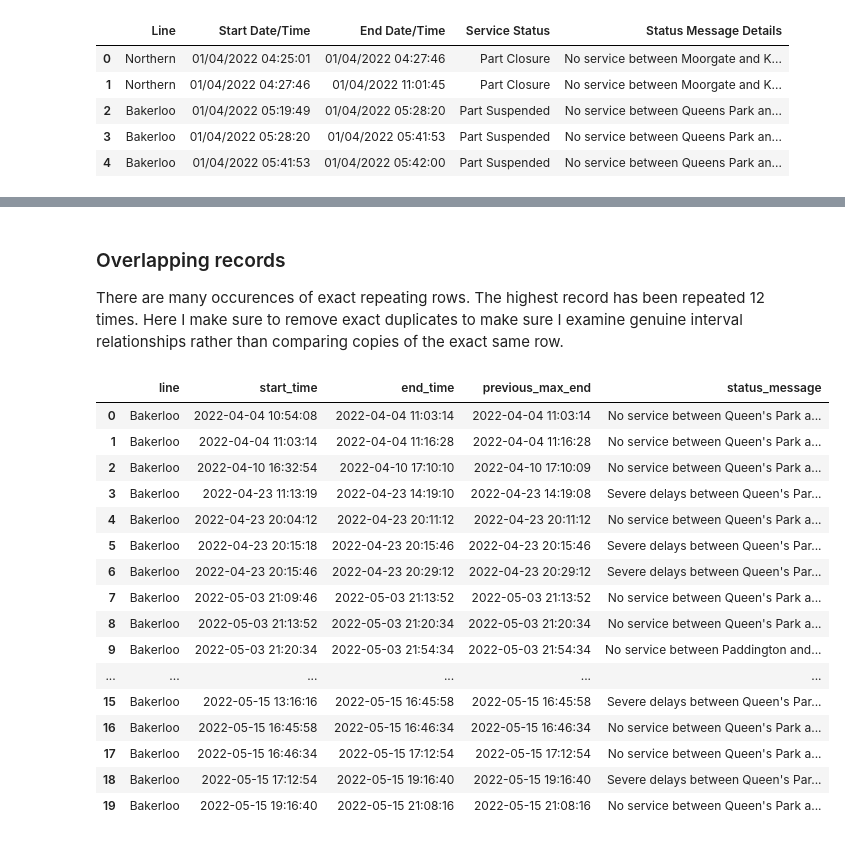
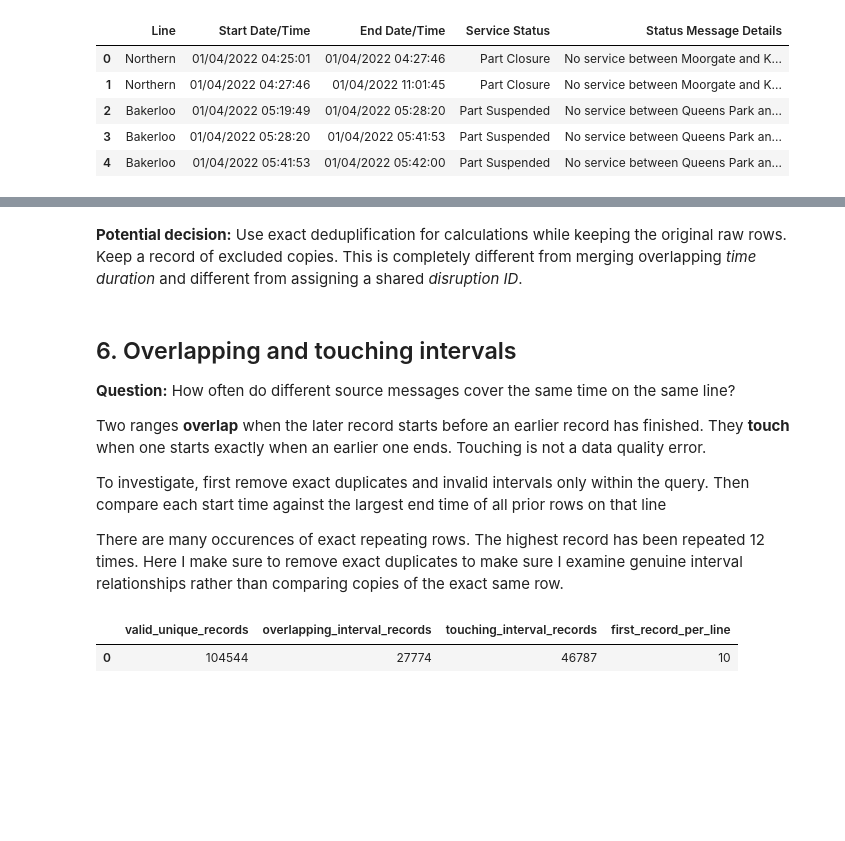
Before and after one commit to RithinBhudia/RouteRadar, a Jupyter notebook: notebooks/01_profiling_historical.ipynb, the cells around one changed output, grey strips where cells are left out. Cells and saved outputs as stored; diff of their text form; code cells hidden in the pictures; blank space fills up the shorter version.

Commit message:
A more thorough data profiling of the historical TfL dataset

```diff
--- a/notebooks/01_profiling_historical.ipynb
+++ b/notebooks/01_profiling_historical.ipynb
@@ -101,9 +363,17 @@ display(duplicates)
+# %% [markdown]
+**Potential decision:** Use exact deduplification for calculations while keeping the original raw rows. Keep a record of excluded copies. This is completely different from merging overlapping *time duration* and different from assigning a shared *disruption ID*.
 # %% [markdown]
-### Overlapping records
+## 6. Overlapping and touching intervals
+**Question:** How often do different source messages cover the same time on the same line?
+
+Two ranges **overlap** when the later record starts before an earlier record has finished. They **touch** when one starts exactly when an earlier one ends. Touching is not a data quality error.
+
+To investigate, first remove exact duplicates and invalid intervals only within the query. Then compare each start time against the largest end time of all prior rows on that line
+
 There are many occurences of exact repeating rows. The highest record has been repeated 12 times.
 Here I make sure to remove exact duplicates to make sure I examine genuine interval relationships rather than comparing copies of the exact same row.
 # %%
-overlaps = conn.execute("""
+overlap_stats2 = conn.execute("""
 WITH parsed AS(
 SELECT DISTINCT
 TRIM("Line") AS line,
@@ -111,57 +381,48 @@ TRY_STRPTIME("Start Date/Time", '%d/%m/%Y %H:%M:%S') AS start_time,
 TRY_STRPTIME("End Date/Time", '%d/%m/%Y %H:%M:%S') AS end_time,
 "Service Status" AS service_status,
 "Status Message details" AS status_message
 
 FROM raw_service_status
 ),
 
 valid AS(
 SELECT *
 FROM parsed
 WHERE start_time IS NOT NULL
+AND line IS NOT NULL
+AND end_time IS NOT NULL
 AND end_time > start_time
 ),
 
 ordered AS(
 SELECT *,
 MAX(end_time) OVER(
 PARTITION BY line
 ORDER BY start_time, end_time
 ROWS BETWEEN UNBOUNDED PRECEDING AND 1 PRECEDING
 ) AS previous_max_end
 FROM valid
 )
 
 SELECT
-line,
-start_time,
-end_time,
-previous_max_end,
-status_message
+COUNT(*) AS valid_unique_records,
+
+COUNT(*) FILTER(
+WHERE start_time < previous_max_end
+) AS overlapping_interval_records,
+
+COUNT(*) FILTER(
+WHERE start_time = previous_max_end
+) AS touching_interval_records,
+
+COUNT(*) FILTER(
+WHERE previous_max_end IS NULL
+) AS first_record_per_line
 
 FROM ordered
-WHERE start_time < previous_max_end
-
-ORDER BY line, start_time
-LIMIT 20
 """).df()
 
-display(overlaps)
+display(overlap_stats2)
 # %% [output]
-|  | line | start_time | end_time | previous_max_end | status_message |
-| 0 | Bakerloo | 2022-04-04 10:54:08 | 2022-04-04 11:03:14 | 2022-04-04 11:03:14 | No service between Queen's Park a... |
-| 1 | Bakerloo | 2022-04-04 11:03:14 | 2022-04-04 11:16:28 | 2022-04-04 11:16:28 | No service between Queen's Park a... |
-| 2 | Bakerloo | 2022-04-10 16:32:54 | 2022-04-10 17:10:10 | 2022-04-10 17:10:09 | No service between Queen's Park a... |
-| 3 | Bakerloo | 2022-04-23 11:13:19 | 2022-04-23 14:19:10 | 2022-04-23 14:19:08 | Severe delays between Queen's Par... |
-| 4 | Bakerloo | 2022-04-23 20:04:12 | 2022-04-23 20:11:12 | 2022-04-23 20:11:12 | No service between Queen's Park a... |
-| 5 | Bakerloo | 2022-04-23 20:15:18 | 2022-04-23 20:15:46 | 2022-04-23 20:15:46 | Severe delays between Queen's Par... |
-| 6 | Bakerloo | 2022-04-23 20:15:46 | 2022-04-23 20:29:12 | 2022-04-23 20:29:12 | Severe delays between Queen's Par... |
-| 7 | Bakerloo | 2022-05-03 21:09:46 | 2022-05-03 21:13:52 | 2022-05-03 21:13:52 | No service between Queen's Park a... |
-| 8 | Bakerloo | 2022-05-03 21:13:52 | 2022-05-03 21:20:34 | 2022-05-03 21:20:34 | No service between Queen's Park a... |
-| 9 | Bakerloo | 2022-05-03 21:20:34 | 2022-05-03 21:54:34 | 2022-05-03 21:54:34 | No service between Paddington and... |
-| ... | ... | ... | ... | ... | ... |
-| 15 | Bakerloo | 2022-05-15 13:16:16 | 2022-05-15 16:45:58 | 2022-05-15 16:45:58 | Severe delays between Queen's Par... |
-| 16 | Bakerloo | 2022-05-15 16:45:58 | 2022-05-15 16:46:34 | 2022-05-15 16:46:34 | No service between Queen's Park a... |
-| 17 | Bakerloo | 2022-05-15 16:46:34 | 2022-05-15 17:12:54 | 2022-05-15 17:12:54 | No service between Queen's Park a... |
-| 18 | Bakerloo | 2022-05-15 17:12:54 | 2022-05-15 19:16:40 | 2022-05-15 19:16:40 | Severe delays between Queen's Par... |
-| 19 | Bakerloo | 2022-05-15 19:16:40 | 2022-05-15 21:08:16 | 2022-05-15 21:08:16 | No service between Queen's Park a... |
+|  | valid_unique_records | overlapping_interval_records | touching_interval_records | first_record_per_line |
+| 0 | 104544 | 27774 | 46787 | 10 |
```
Also changed, not shown: parts of 27 cells of this notebook.
